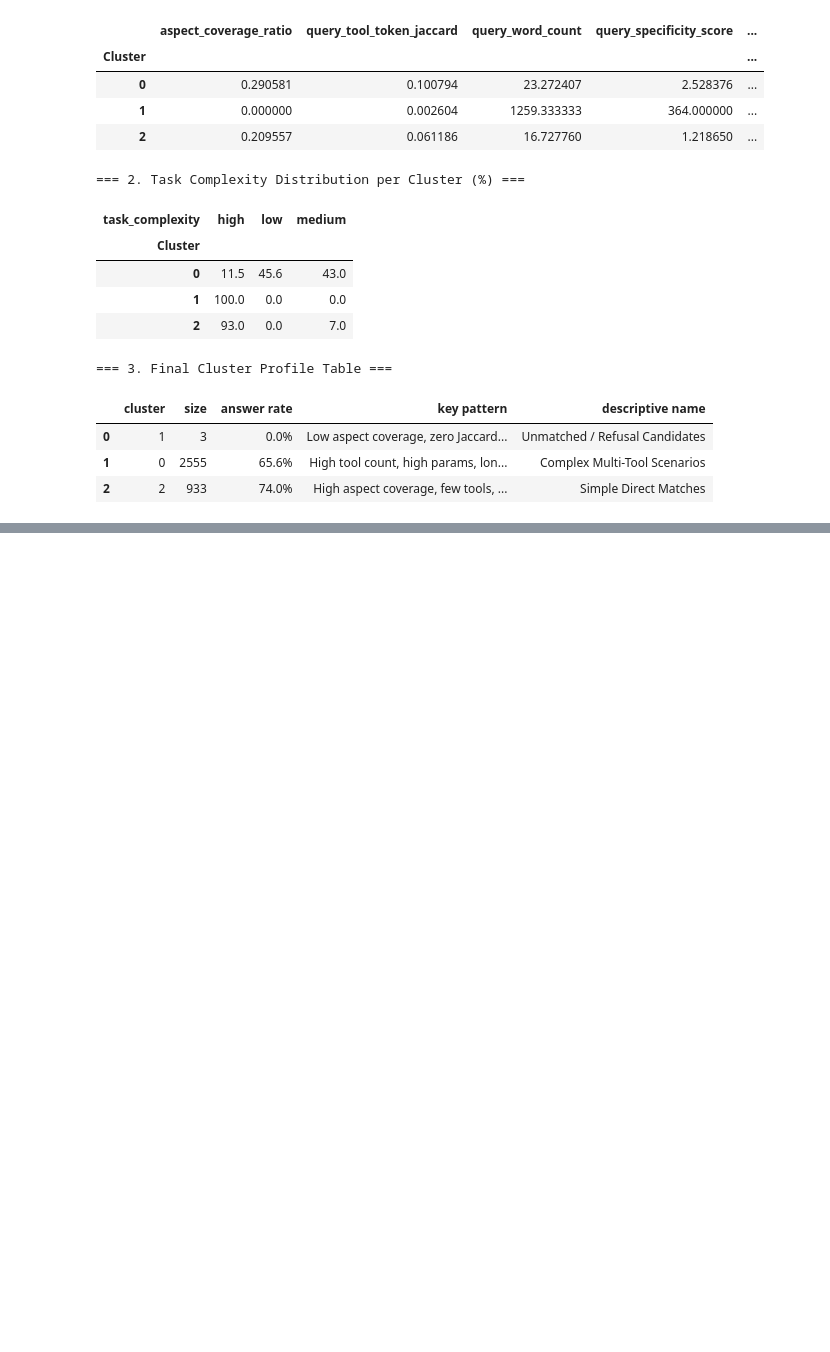
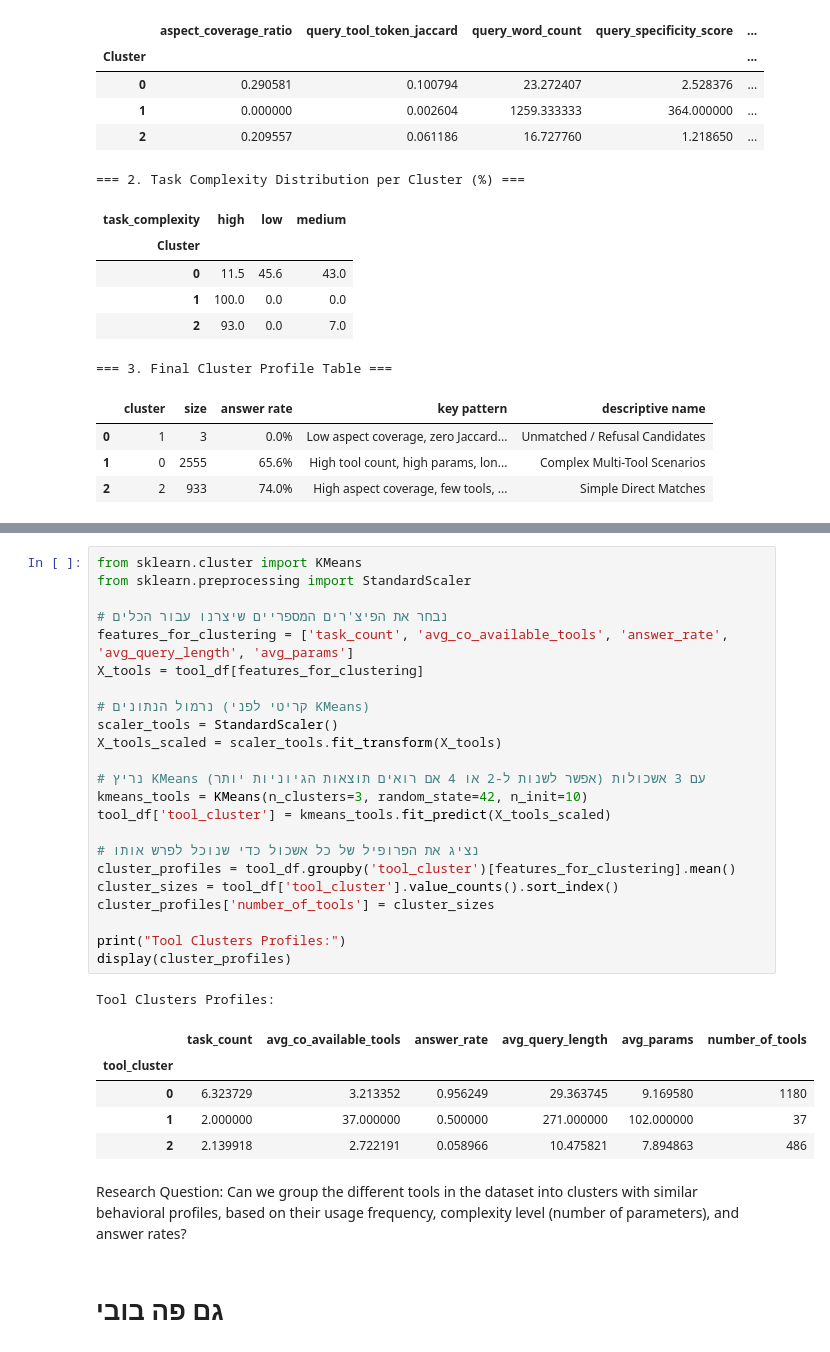
Before and after one commit to lanashmuz/machine_learning_exe1, a Jupyter notebook: exe2/exe2.ipynb, the cells around one changed output, grey strips where cells are left out. Cells and saved outputs as stored; diff of their text form; blank space fills up the shorter version.

```diff
--- a/exe2/exe2.ipynb
+++ b/exe2/exe2.ipynb
@@ -646,0 +752,34 @@ display(cluster_profile_df)
+# %%
+from sklearn.cluster import KMeans
+from sklearn.preprocessing import StandardScaler
+
+# נבחר את הפיצ'רים המספריים שיצרנו עבור הכלים
+features_for_clustering = ['task_count', 'avg_co_available_tools', 'answer_rate', 'avg_query_length', 'avg_params']
+X_tools = tool_df[features_for_clustering]
+
+# נרמול הנתונים (קריטי לפני KMeans)
+scaler_tools = StandardScaler()
+X_tools_scaled = scaler_tools.fit_transform(X_tools)
+
+# נריץ KMeans עם 3 אשכולות (אפשר לשנות ל-2 או 4 אם רואים תוצאות הגיוניות יותר)
+kmeans_tools = KMeans(n_clusters=3, random_state=42, n_init=10)
+tool_df['tool_cluster'] = kmeans_tools.fit_predict(X_tools_scaled)
+
+# נציג את הפרופיל של כל אשכול כדי שנוכל לפרש אותו
+cluster_profiles = tool_df.groupby('tool_cluster')[features_for_clustering].mean()
+cluster_sizes = tool_df['tool_cluster'].value_counts().sort_index()
+cluster_profiles['number_of_tools'] = cluster_sizes
+
+print("Tool Clusters Profiles:")
+display(cluster_profiles)
+# %% [output]
+Tool Clusters Profiles:
+|  | task_count | avg_co_available_tools | answer_rate | avg_query_length | avg_params | number_of_tools |
+| tool_cluster |  |  |  |  |  |  |
+| 0 | 6.323729 | 3.213352 | 0.956249 | 29.363745 | 9.169580 | 1180 |
+| 1 | 2.000000 | 37.000000 | 0.500000 | 271.000000 | 102.000000 | 37 |
+| 2 | 2.139918 | 2.722191 | 0.058966 | 10.475821 | 7.894863 | 486 |
+# %% [markdown]
+Research Question: Can we group the different tools in the dataset into clusters with similar behavioral profiles, based on their usage frequency, complexity level (number of parameters), and answer rates?
+# %% [markdown]
+# גם פה בובי
```
Also changed, not shown: parts of 8 cells of this notebook.
